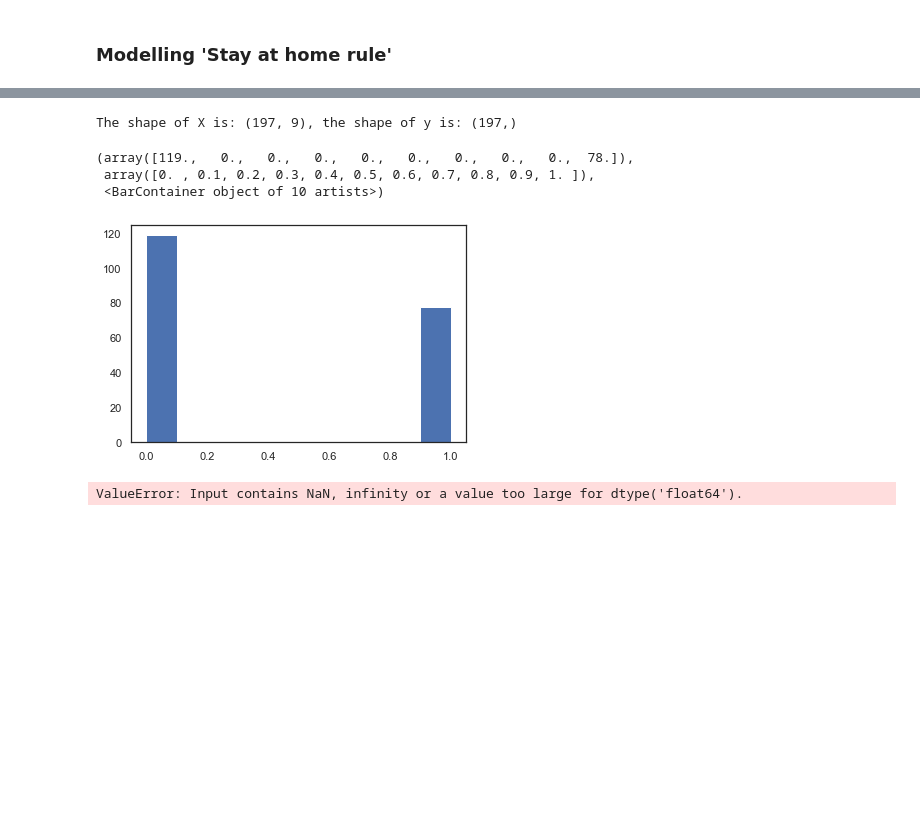
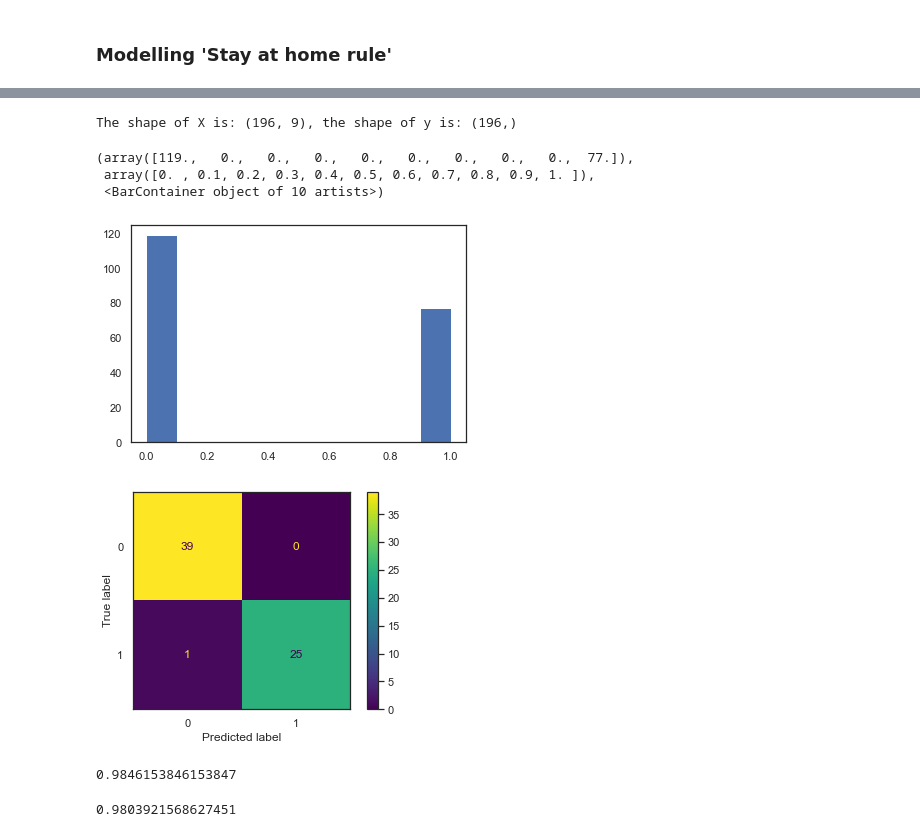
Before and after one commit to montgoz007/corona-modelling, a Jupyter notebook: EDA.ipynb, the cells around one changed output, grey strips where cells are left out. Saved outputs shown, nothing was run; the diff lists cells and outputs as text; code cells hidden in the pictures; blank space fills up the shorter version.

Commit message:
logistic regression model and model evaluation

```diff
--- a/EDA.ipynb
+++ b/EDA.ipynb
@@ -291,18 +271,20 @@ stats_features = ['hospitalCases',
                 'cumPeopleVaccinatedFirstDoseByPublishDate',
                 'cumPeopleVaccinatedSecondDoseByPublishDate',
                 'cumVaccinationCompleteCoverageByPublishDatePercentage',
-                'newVaccinesGivenByPublishDate']
+                'newVaccinesGivenByPublishDate', 'stay_at_home']
 # %%
 # Creating a data set to use covid stats to model 'stay at home'
-X = df[stats_features]
-y = df['stay_at_home']
+model_df = df[stats_features].dropna()
+# Splitting into features and target
+X = model_df.drop(columns=['stay_at_home'])
+y = model_df['stay_at_home']
 print(f'The shape of X is: {X.shape}, the shape of y is: {y.shape}')
 # %% [output]
-The shape of X is: (197, 9), the shape of y is: (197,)
+The shape of X is: (196, 9), the shape of y is: (196,)
 # %%
 plt.hist(y)
 # %% [output]
-(array([119.,   0.,   0.,   0.,   0.,   0.,   0.,   0.,   0.,  78.]),
+(array([119.,   0.,   0.,   0.,   0.,   0.,   0.,   0.,   0.,  77.]),
  array([0. , 0.1, 0.2, 0.3, 0.4, 0.5, 0.6, 0.7, 0.8, 0.9, 1. ]),
  <BarContainer object of 10 artists>)
 [figure]
@@ -315,5 +297,20 @@ from sklearn.linear_model import LogisticRegression
 clf = LogisticRegression()
 clf.fit(X_train, y_train)
 y_pred = clf.predict(X_test)
-# %% [output]
-ValueError: Input contains NaN, infinity or a value too large for dtype('float64').
+# %%
+from sklearn import metrics
+
+# Consusion matrix
+confusion_matrix = metrics.plot_confusion_matrix(clf, X_test, y_test)
+# %% [output]
+[figure, added]
+# %%
+# Accuracy
+metrics.accuracy_score(y_test, y_pred)
+# %% [output]
+0.9846153846153847
+# %%
+# Accuracy
+metrics.f1_score(y_test, y_pred)
+# %% [output]
+0.9803921568627451
```
Also changed, not shown: parts of 2 cells of this notebook.
